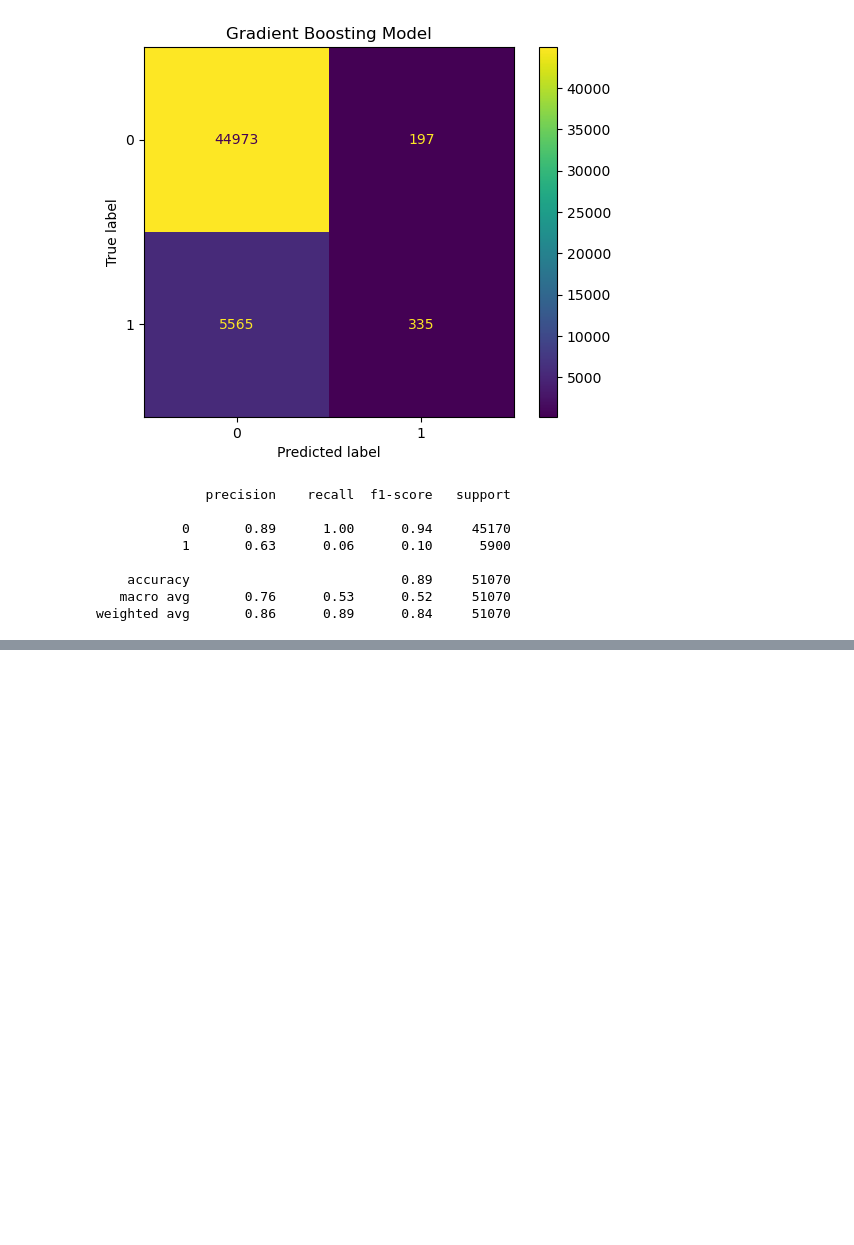
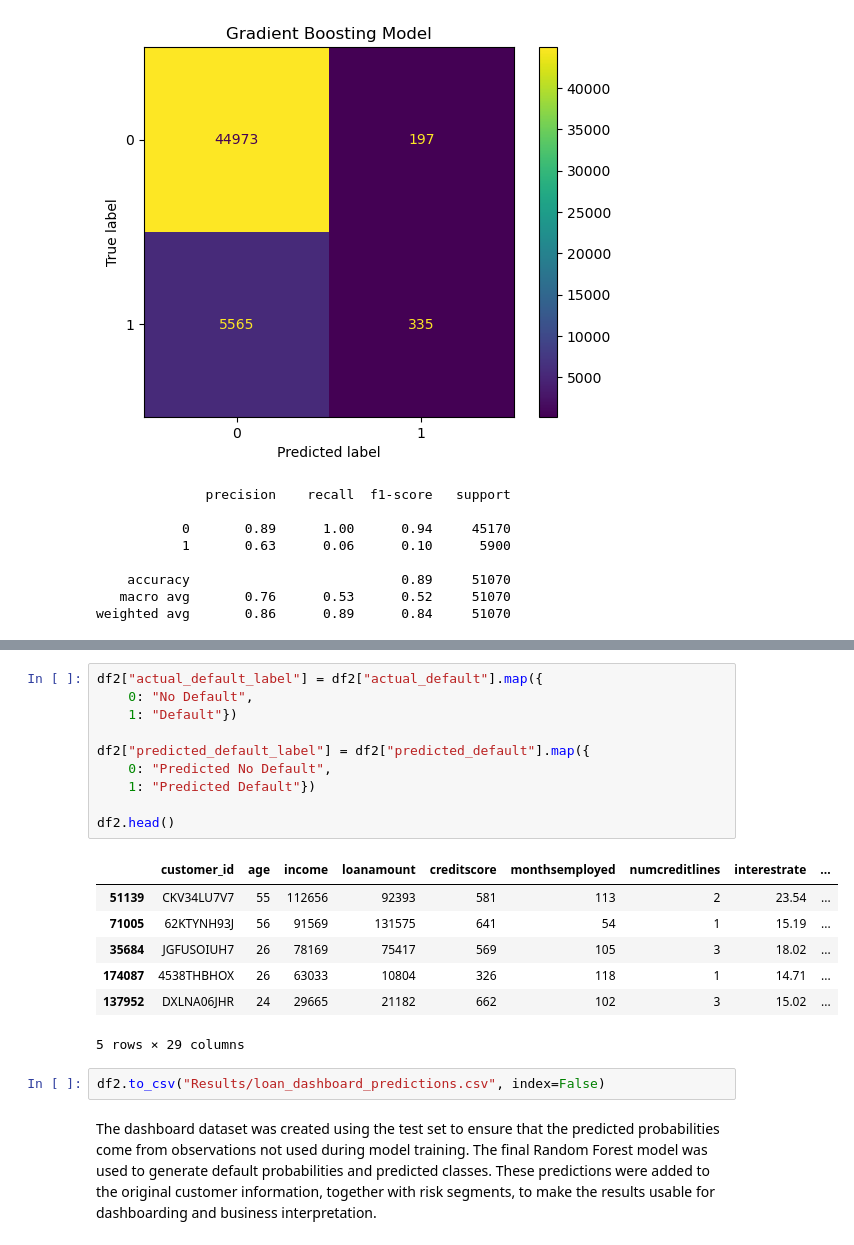
Before and after one commit to thebryanbx-cripto-32/Project_Final_Bank_Risk_ML, a Jupyter notebook: data_2_EDA_Loan.ipynb, the cells around one changed output, grey strips where cells are left out. Saved outputs shown, nothing was run; the diff lists cells and outputs as text; blank space fills up the shorter version.

```diff
--- a/data_2_EDA_Loan.ipynb
+++ b/data_2_EDA_Loan.ipynb
@@ -439,0 +623,22 @@ weighted avg       0.86      0.89      0.84     51070
+# %%
+df2["actual_default_label"] = df2["actual_default"].map({
+    0: "No Default",
+    1: "Default"})
+
+df2["predicted_default_label"] = df2["predicted_default"].map({
+    0: "Predicted No Default",
+    1: "Predicted Default"})
+
+df2.head()
+# %% [output]
+|  | customer_id | age | income | loanamount | creditscore | monthsemployed | numcreditlines | interestrate | ... |
+| 51139 | CKV34LU7V7 | 55 | 112656 | 92393 | 581 | 113 | 2 | 23.54 | ... |
+| 71005 | 62KTYNH93J | 56 | 91569 | 131575 | 641 | 54 | 1 | 15.19 | ... |
+| 35684 | JGFUSOIUH7 | 26 | 78169 | 75417 | 569 | 105 | 3 | 18.02 | ... |
+| 174087 | 4538THBHOX | 26 | 63033 | 10804 | 326 | 118 | 1 | 14.71 | ... |
+| 137952 | DXLNA06JHR | 24 | 29665 | 21182 | 662 | 102 | 3 | 15.02 | ... |
+5 rows × 29 columns
+# %%
+df2.to_csv("Results/loan_dashboard_predictions.csv", index=False)
+# %% [markdown]
+The dashboard dataset was created using the test set to ensure that the predicted probabilities come from observations not used during model training. The final Random Forest model was used to generate default probabilities and predicted classes. These predictions were added to the original customer information, together with risk segments, to make the results usable for dashboarding and business interpretation.
```
Also changed, not shown: parts of 19 cells of this notebook, 6 other files.
